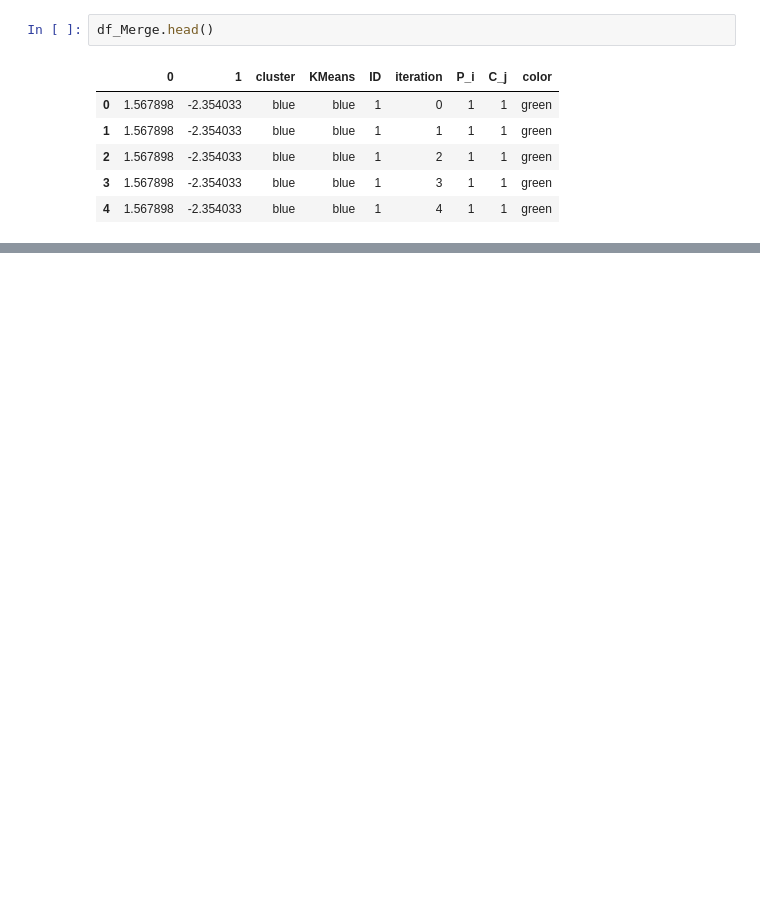
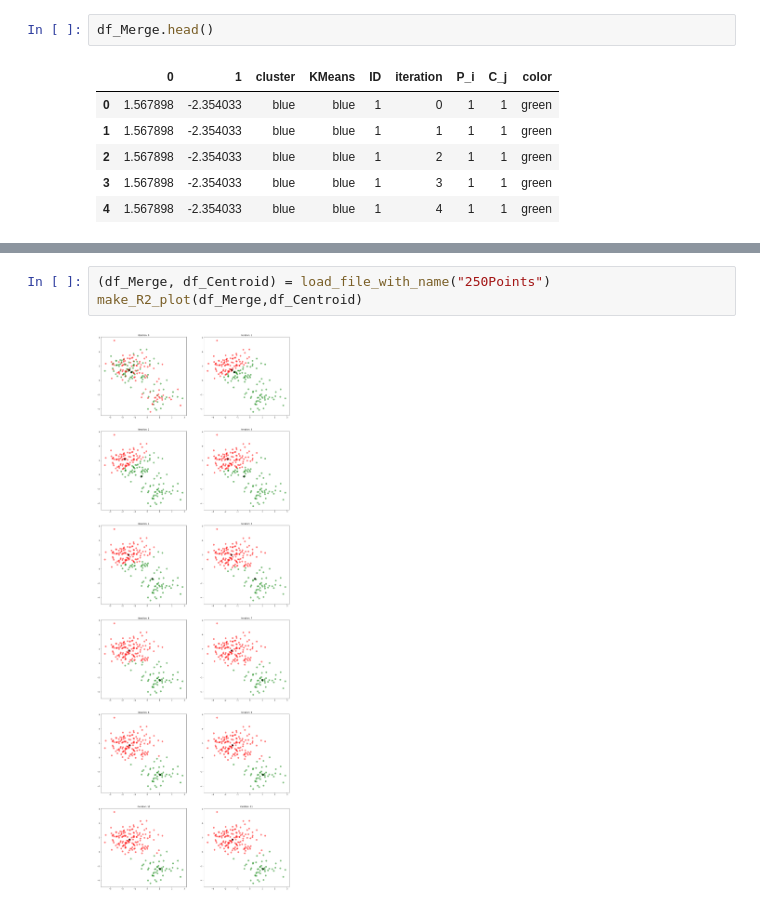
Before and after one commit to wongaz/ClusteringThesis, a Jupyter notebook: Clustering_Notebooks/Data/2Big/2Big Visualizer.ipynb, the cells around one changed output, grey strips where cells are left out. Cells and saved outputs as stored; diff of their text form; blank space fills up the shorter version.

```diff
--- a/Clustering_Notebooks/Data/2Big/2Big Visualizer.ipynb
+++ b/Clustering_Notebooks/Data/2Big/2Big Visualizer.ipynb
@@ -78,0 +102,5 @@ make_R2_plot(df_Merge,df_Centroid)
+# %%
+(df_Merge, df_Centroid) = load_file_with_name("250Points")
+make_R2_plot(df_Merge,df_Centroid)
+# %% [output]
+[figure, added]
```
Also changed, not shown: parts of 5 cells of this notebook, 12 other files.
